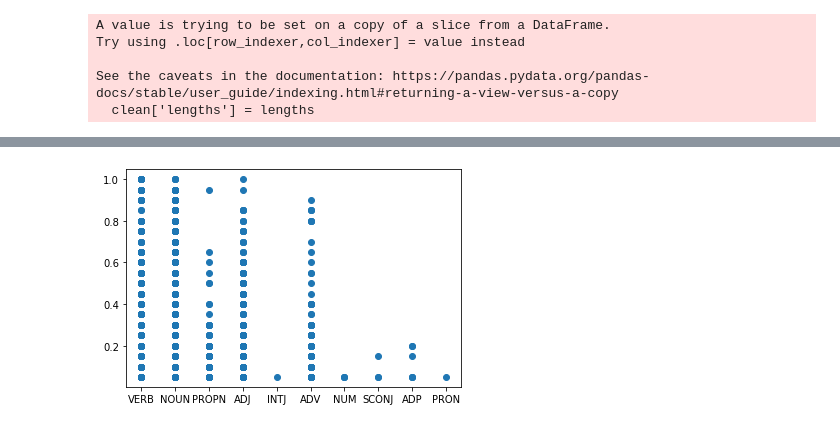
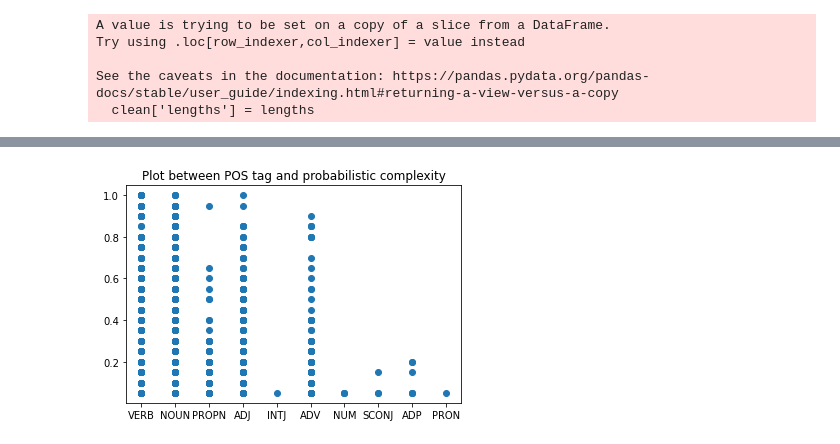
Before and after one commit to Caesar-blip/NLP, a Jupyter notebook: Ass1_PartB.ipynb, the cells around one changed output, grey strips where cells are left out. Cells and saved outputs as stored; diff of their text form; code cells hidden in the pictures.

```diff
--- a/Ass1_PartB.ipynb
+++ b/Ass1_PartB.ipynb
@@ -8,4 +9,6 @@ import scipy
 import matplotlib.pyplot as plt
+# %%
+nlp = spacy.load("en_core_web_sm")
 # %%
 header_names = ['HIT ID', 'Sentence', 'Start word', 'End word', 'Target word', 'Native', 'Non-native', 'Difficult native',
          'Difficult non', 'Binary', 'Prob']
@@ -37,14 +42,6 @@ Try using .loc[row_indexer,col_indexer] = value instead
 
 See the caveats in the documentation: https://pandas.pydata.org/pandas-docs/stable/user_guide/indexing.html#returning-a-view-versus-a-copy
   clean['lengths'] = lengths
-# %%
-'''
-Calculate word length and compute correlation with probabilistic complexity
-'''
-wordcor = []
-
-for i in range(len(clean)):
-    wordcor.append(word_frequency(clean['Target word'].iloc[i], 'en', minimum = 0.0))
 # %%
 '''
 Calculate word length and compute correlation with probabilistic complexity
@@ -92,5 +92,6 @@ plt.show()
 # %%
 plt.scatter(np.array(postags).T[0], np.array(postags).T[1].astype('float'))
+plt.title("Plot between POS tag and probabilistic complexity")
 plt.show()
 # %% [output]
-[figure, old version]
+[figure, new version]
```
Also changed, not shown: parts of 6 cells of this notebook, 1 other file.
